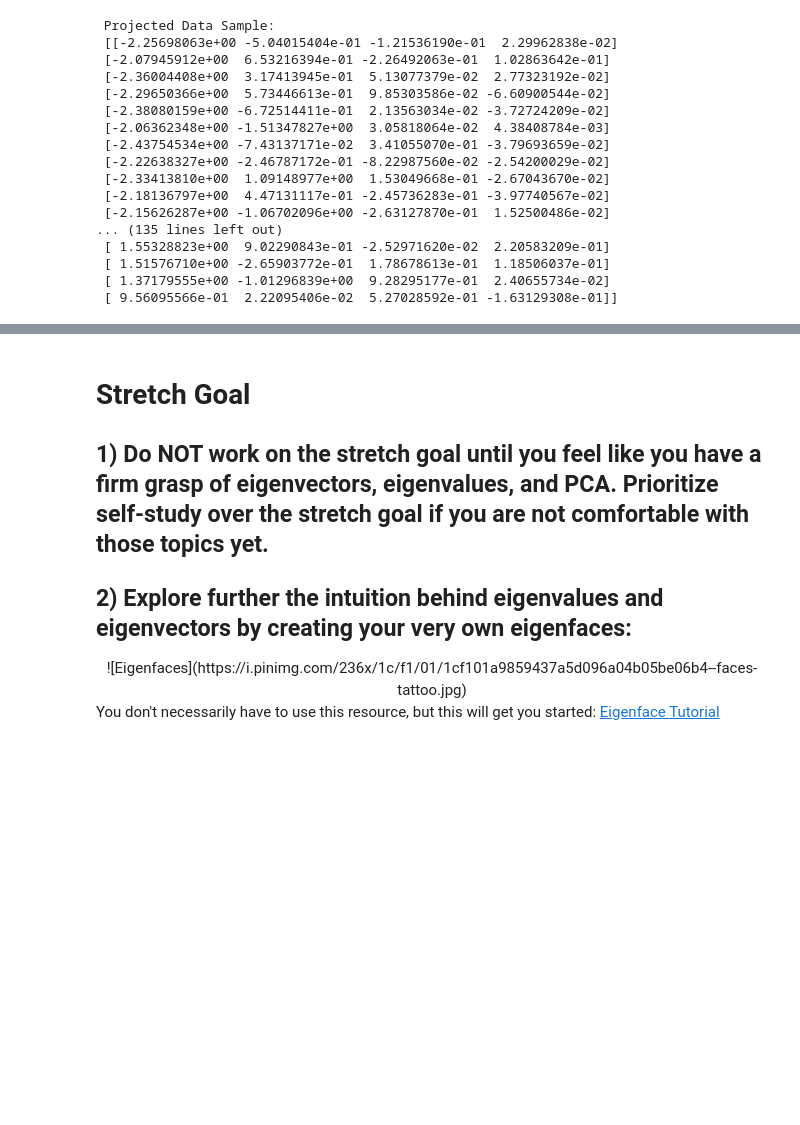
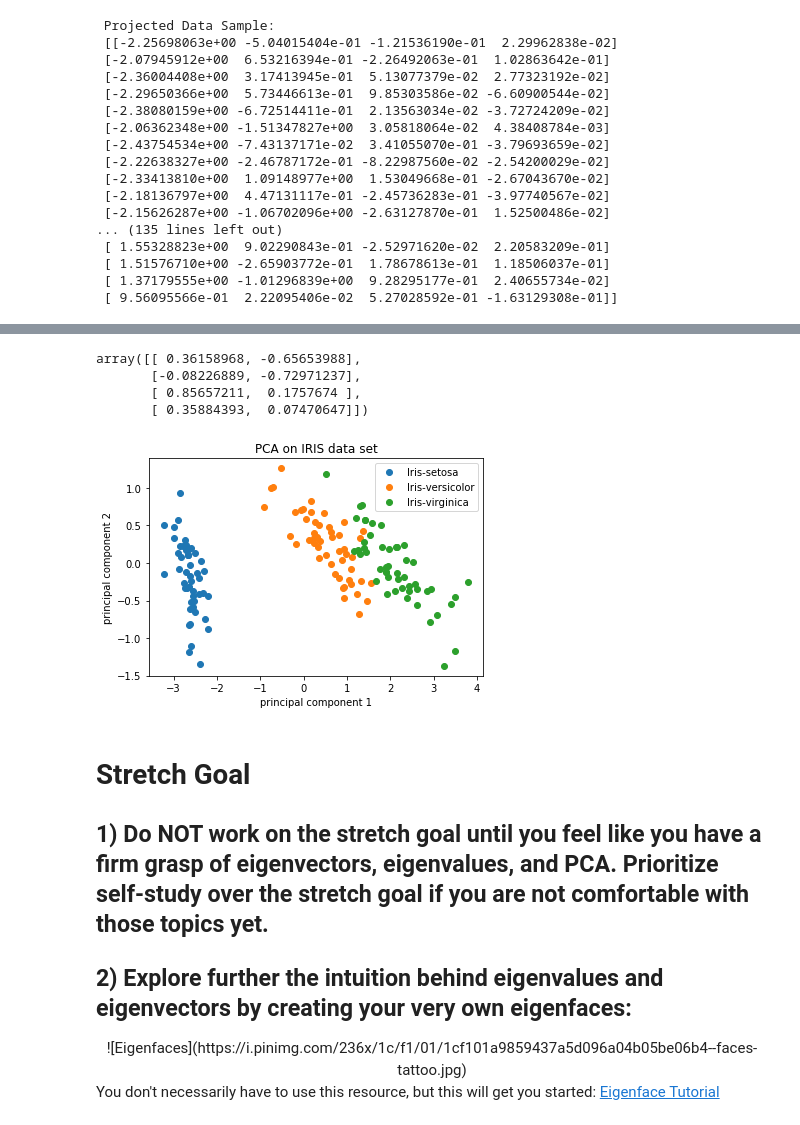
Before and after one commit to bloominstituteoftechnology/DS-Unit-1-Sprint-4-Linear-Algebra, a Jupyter notebook: module3-dimensionality-reduction/High_Dimensional_Data_Assignment.ipynb, the cells around one changed output, grey strips where cells are left out. Cells and saved outputs as stored; diff of their text form; code cells hidden in the pictures; blank space fills up the shorter version.

```diff
--- a/module3-dimensionality-reduction/High_Dimensional_Data_Assignment.ipynb
+++ b/module3-dimensionality-reduction/High_Dimensional_Data_Assignment.ipynb
@@ -222,0 +404,29 @@ TypeError: ignored
+# %%
+sorted_index = eigVals.argsort()[::-1]
+eigVals = eigVals[sorted_index]
+eigVec = eigVec[:,sorted_index]
+# %%
+
+#selecting the top 2 eigen vectors
+
+eigVec = eigVec[:,:2]
+eigVec
+# %% [output]
+array([[ 0.36158968, -0.65653988],
+       [-0.08226889, -0.72971237],
+       [ 0.85657211,  0.1757674 ],
+       [ 0.35884393,  0.07470647]])
+# %%
+
+
+# Transforming data on new subspace
+
+eigVec = pd.DataFrame(np.real(eigVec))
+
+transformed = df_mat.dot(eigVec)
+
+transformed
+# %%
+final_df = np.hstack((transformed, class_label))
+final_df = pd.DataFrame(final_df)
+final_df.columns = ['x','y','label']
@@ -223,3 +435,16 @@ TypeError: ignored
+# %%
+groups = final_df.groupby('label')
+figure, axes = plt.subplots()
+axes.margins(0.05)
+for name, group in groups:
+    axes.plot(group.x, group.y, marker='o', linestyle='', ms=6, label=name)
+    axes.set_title("PCA on IRIS data set")
+axes.legend()
+plt.xlabel("principal component 1")
+plt.ylabel("principal component 2")
+plt.show()
+# %% [output]
+[figure, added]
 # %% [markdown]
 # Stretch Goal
 
```
Also changed, not shown: parts of 28 cells of this notebook.
